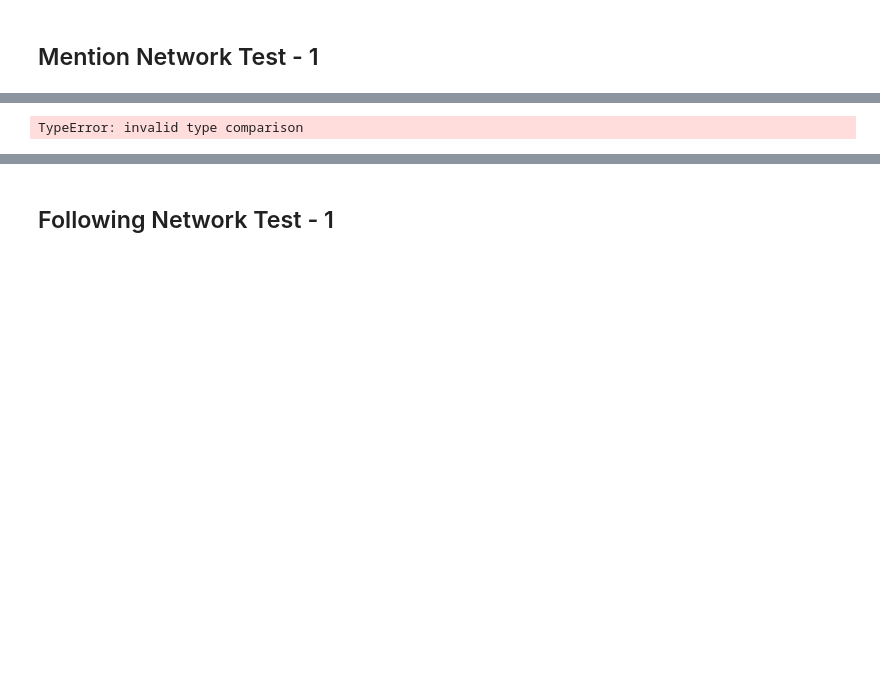
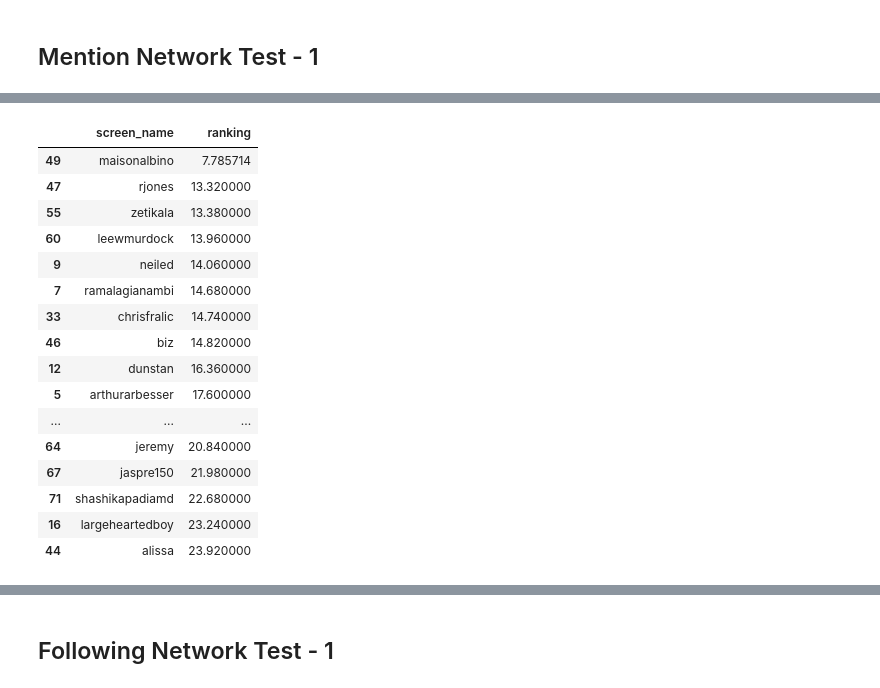
Before and after one commit to DataSciencePolimi/NetSKE, a Jupyter notebook: graphs/fashion/Fashion Domain - Test Network Features.ipynb, the cells around one changed output, grey strips where cells are left out. Drawn from its saved outputs; the diff is of its cells as text; code cells hidden in the pictures; blank space fills up the shorter version.

Commit message:
p@10 + ranking of aw to compare

```diff
--- a/graphs/fashion/Fashion Domain - Test Network Features.ipynb
+++ b/graphs/fashion/Fashion Domain - Test Network Features.ipynb
@@ -179,5 +176,14 @@ def computePerformance(allseeds, comb, data, network_type):
 
     return [y_avg, candidates_ranking, all_ranking]
+# %%
+def extract_top_list(ranking, K):
+    result = []
+    for username in sorted(ranking, key=ranking.get):
+        result.append(tuple(
+            (username, np.mean(ranking[username]))
+        ))
+
+    return pd.DataFrame(result, columns=['screen_name', 'ranking']).sort_values(by='ranking')[:K]
 # %%
 test = 1
 
@@ -232,9 +240 @@ Average P@20: 1.24
 [figure]
-# %%
-allresult = []
-for id_user in all_rank:
-    allresult.append(tuple(
-        (id_user, data[data['id_user'] == id_user]['username'].values[0], np.mean(all_rank[id_user]))
-    ))
-# %% [output]
-TypeError: invalid type comparison
@@ -244,2 +241,22 @@ df_all['member'] = df_all.apply(lambda x: 'seed' if str(x['id_user']) in allseed
+# %%
+extract_top_list(all_rank, 20)
+# %% [output]
+|  | screen_name | ranking |
+| 49 | maisonalbino | 7.785714 |
+| 47 | rjones | 13.320000 |
+| 55 | zetikala | 13.380000 |
+| 60 | leewmurdock | 13.960000 |
+| 9 | neiled | 14.060000 |
+| 7 | ramalagianambi | 14.680000 |
+| 33 | chrisfralic | 14.740000 |
+| 46 | biz | 14.820000 |
+| 12 | dunstan | 16.360000 |
+| 5 | arthurarbesser | 17.600000 |
+| ... | ... | ... |
+| 64 | jeremy | 20.840000 |
+| 67 | jaspre150 | 21.980000 |
+| 71 | shashikapadiamd | 22.680000 |
+| 16 | largeheartedboy | 23.240000 |
+| 44 | alissa | 23.920000 |
 # %%
 plotData(data[data['usertype_x'] == 'seed'], data[data['usertype_x']=='user'], header)
```
Also changed, not shown: parts of 16 cells of this notebook, 2 other files.
